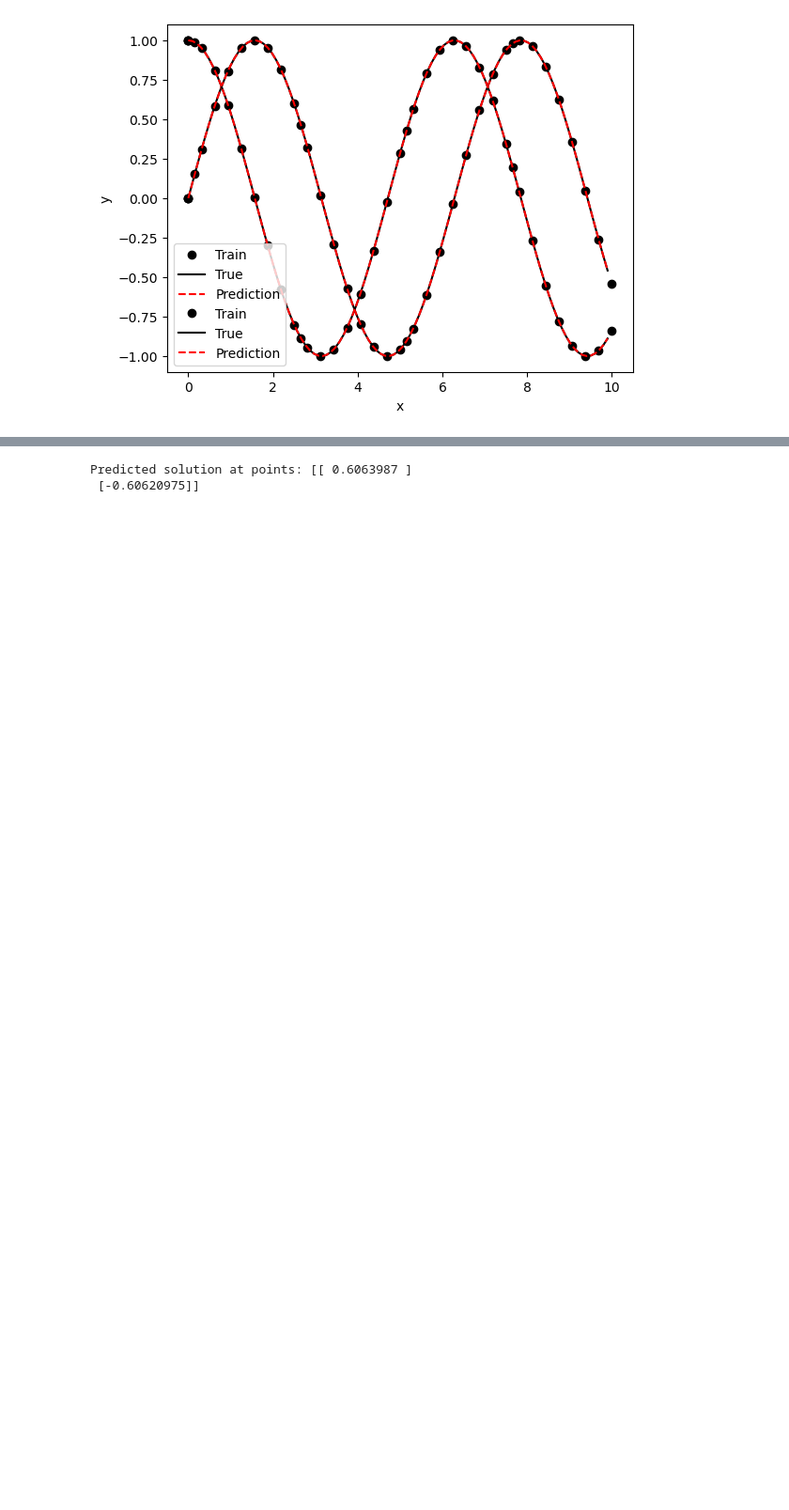
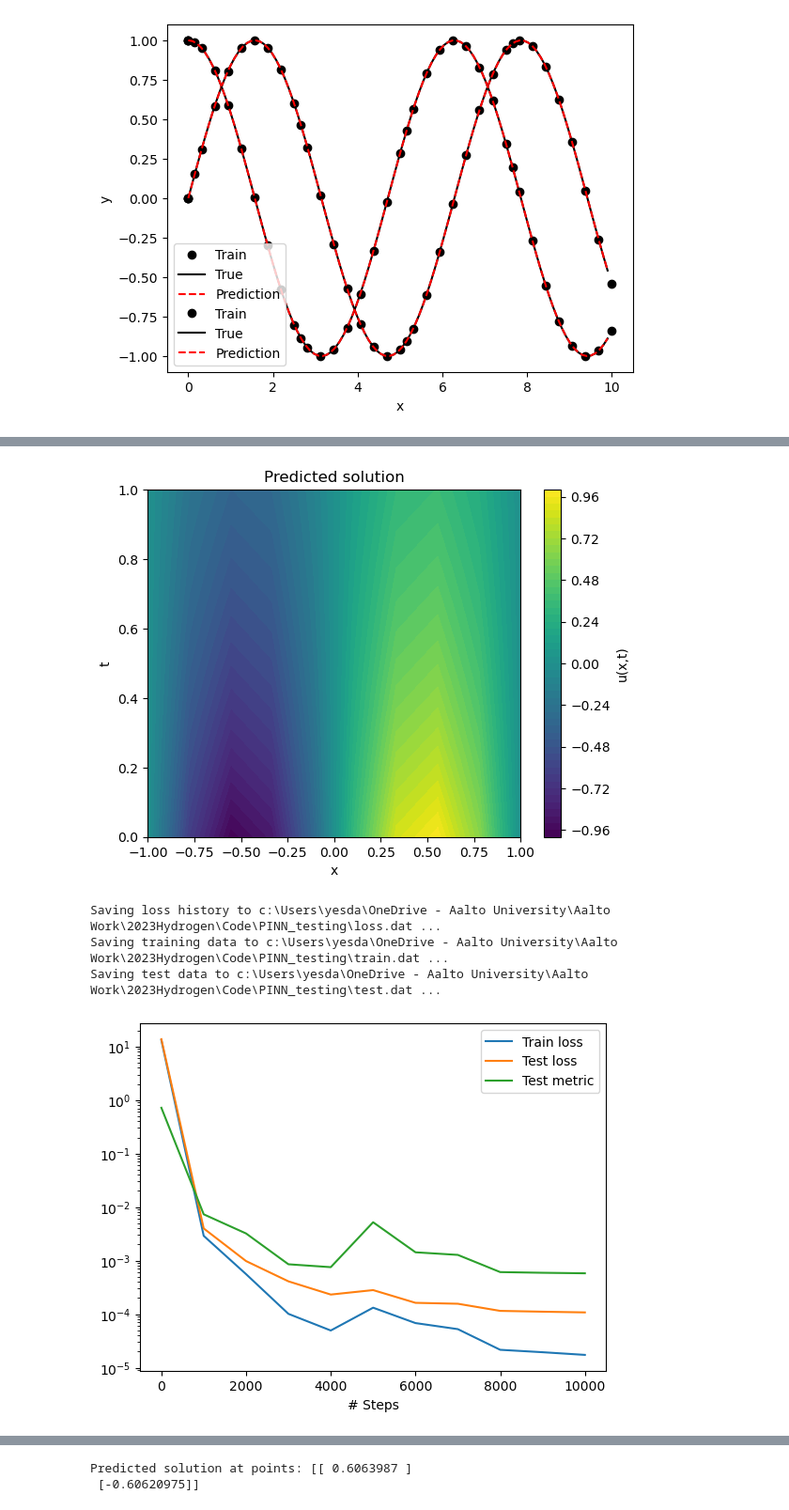
Before and after one commit to Daniel19993099/PINN_testing, a Jupyter notebook: PINN_0.1.3.ipynb, the cells around one changed output, grey strips where cells are left out. Shown at 94% size. Saved outputs shown, nothing was run; the diff lists cells and outputs as text; code cells hidden in the pictures; blank space fills up the shorter version.

```diff
--- a/PINN_0.1.3.ipynb
+++ b/PINN_0.1.3.ipynb
@@ -180,0 +192,27 @@ Step      Train loss    Test loss     Test metric
+# %%
+import matplotlib.pyplot as plt
+import numpy as np
+# Create a grid of points to evaluate the solution
+x = np.linspace(-1, 1, 10)
+t = np.linspace(0, 1, 10)
+X, T = np.meshgrid(x, t)
+points = np.vstack([X.ravel(), T.ravel()]).T
+
+# Predict the solution at these grid points
+y_pred = model.predict(points).reshape(X.shape)
+
+# Plot the solution
+plt.contourf(X, T, y_pred, levels=50, cmap='viridis')
+plt.colorbar(label='u(x,t)')
+plt.xlabel('x')
+plt.ylabel('t')
+plt.title('Predicted solution')
+plt.show()
+
+dde.saveplot(losshistory, train_state, issave=True, isplot=True)
+# %% [output]
+[figure, added]
+Saving loss history to c:\Users\yesda\OneDrive - Aalto University\Aalto Work\2023Hydrogen\Code\PINN_testing\loss.dat ...
+Saving training data to c:\Users\yesda\OneDrive - Aalto University\Aalto Work\2023Hydrogen\Code\PINN_testing\train.dat ...
+Saving test data to c:\Users\yesda\OneDrive - Aalto University\Aalto Work\2023Hydrogen\Code\PINN_testing\test.dat ...
+[figure, added]
```
Also changed, not shown: parts of 3 cells of this notebook, 6 other files.
